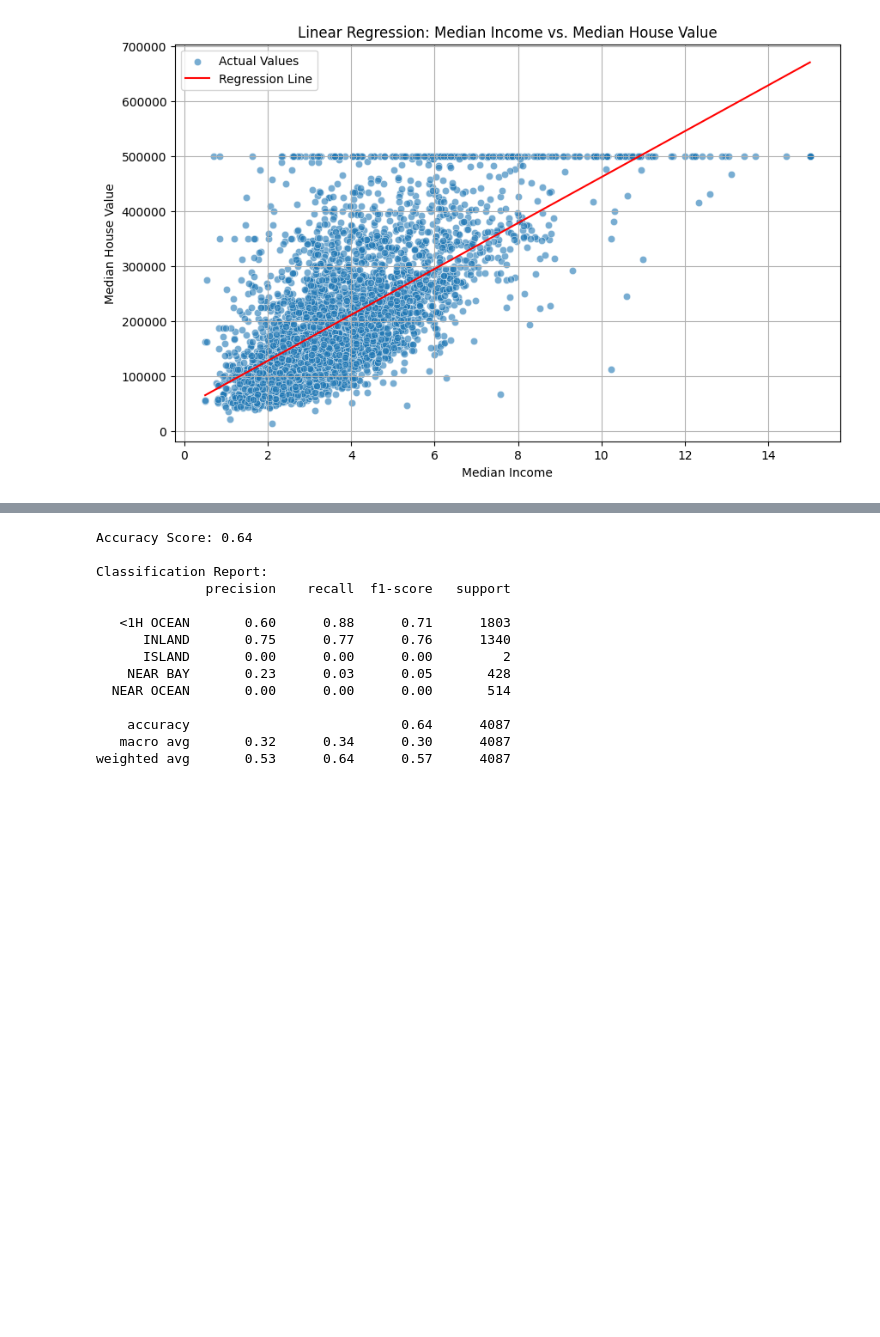
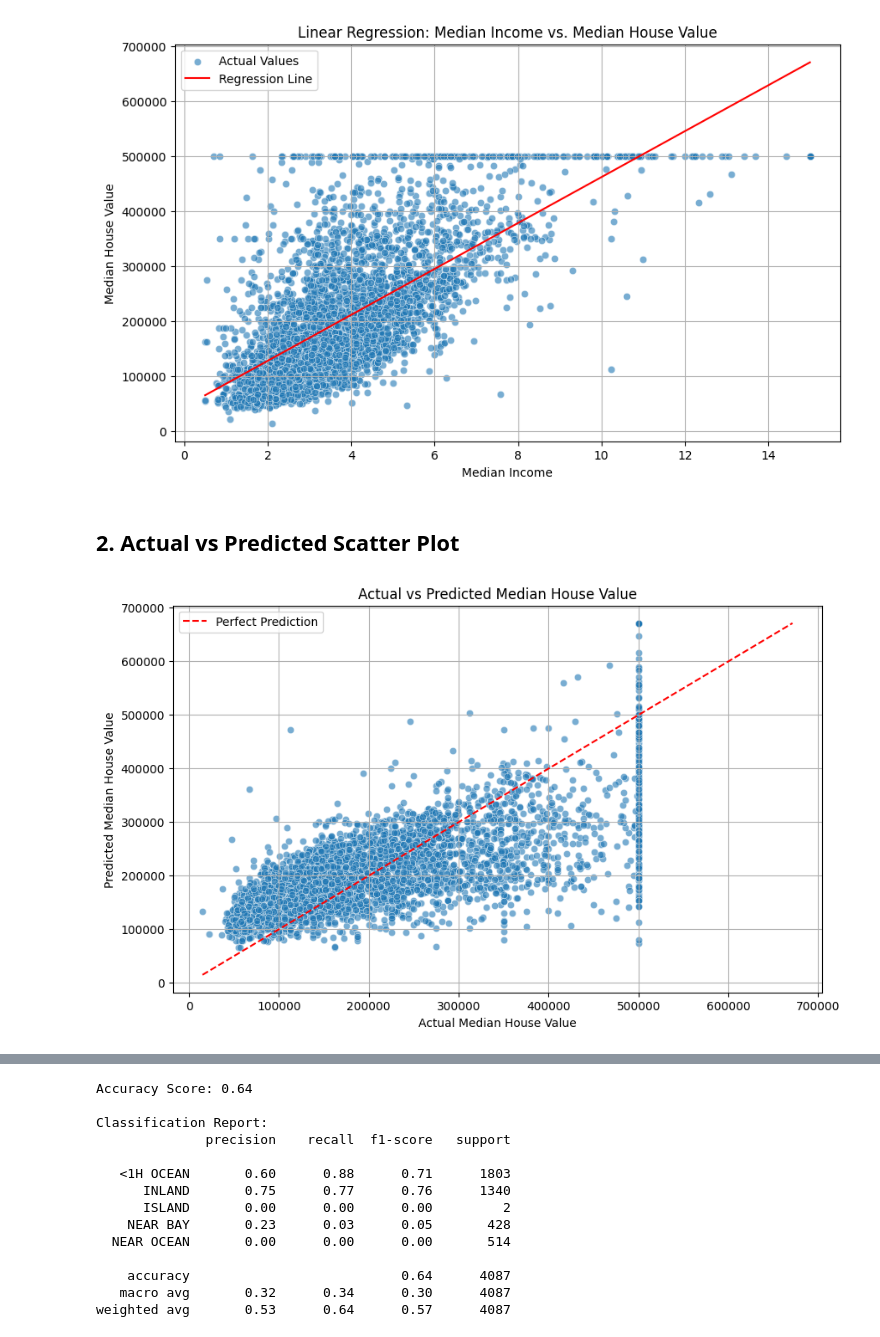
Before and after one commit to alexnehc/cs661final, a Jupyter notebook: cs661final.ipynb, the cells around one changed output, grey strips where cells are left out. Saved outputs shown, nothing was run; the diff lists cells and outputs as text; code cells hidden in the pictures; blank space fills up the shorter version.

```diff
--- a/cs661final.ipynb
+++ b/cs661final.ipynb
@@ -65,3 +67,21 @@ plt.grid(True)
 plt.show()
 # %% [output]
 [figure]
+# %% [markdown]
+## **2. Actual vs Predicted Scatter Plot**
+# %%
+plt.figure(figsize=(10, 6))
+sns.scatterplot(x=y_test_house_value, y=preds_house_value, alpha=0.6)
+plt.title('Actual vs Predicted Median House Value')
+plt.xlabel('Actual Median House Value')
+plt.ylabel('Predicted Median House Value')
+plt.grid(True)
+
+# Add a line representing perfect predictions
+min_val = min(y_test_house_value.min(), preds_house_value.min())
+max_val = max(y_test_house_value.max(), preds_house_value.max())
+plt.plot([min_val, max_val], [min_val, max_val], color='red', linestyle='--', label='Perfect Prediction')
+plt.legend()
+plt.show()
+# %% [output]
+[figure, added]
```
Also changed, not shown: parts of 31 cells of this notebook.
